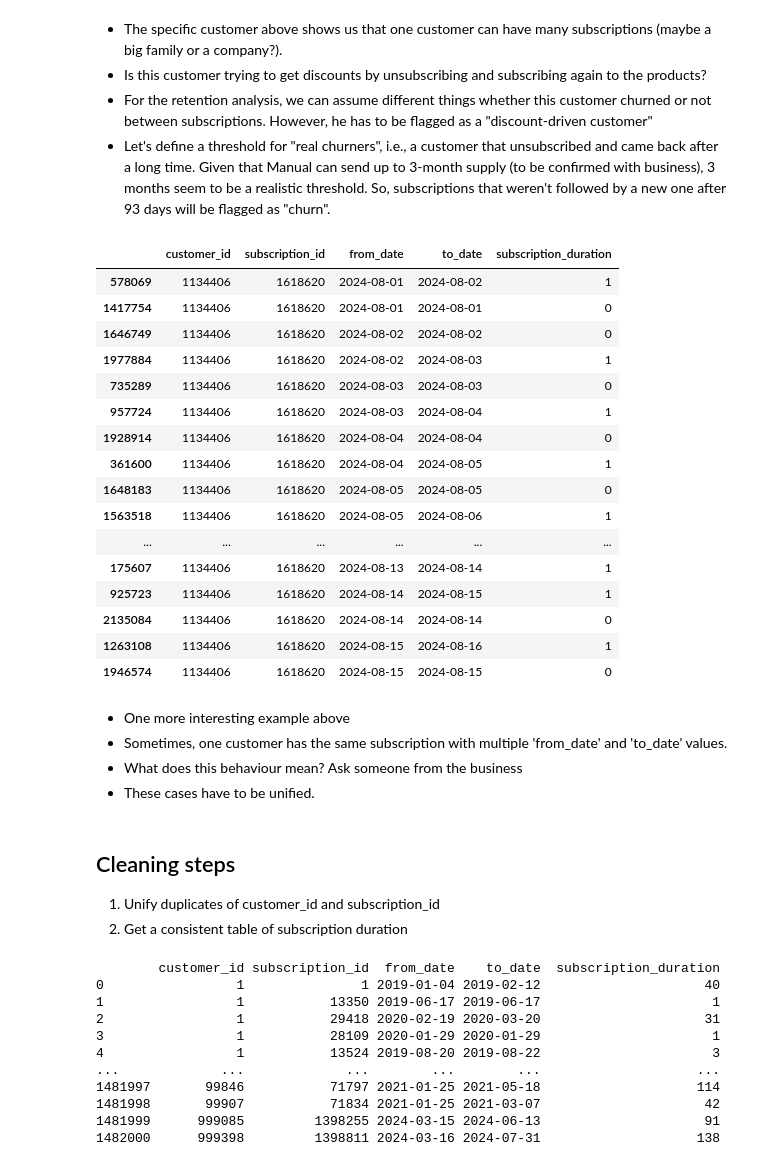
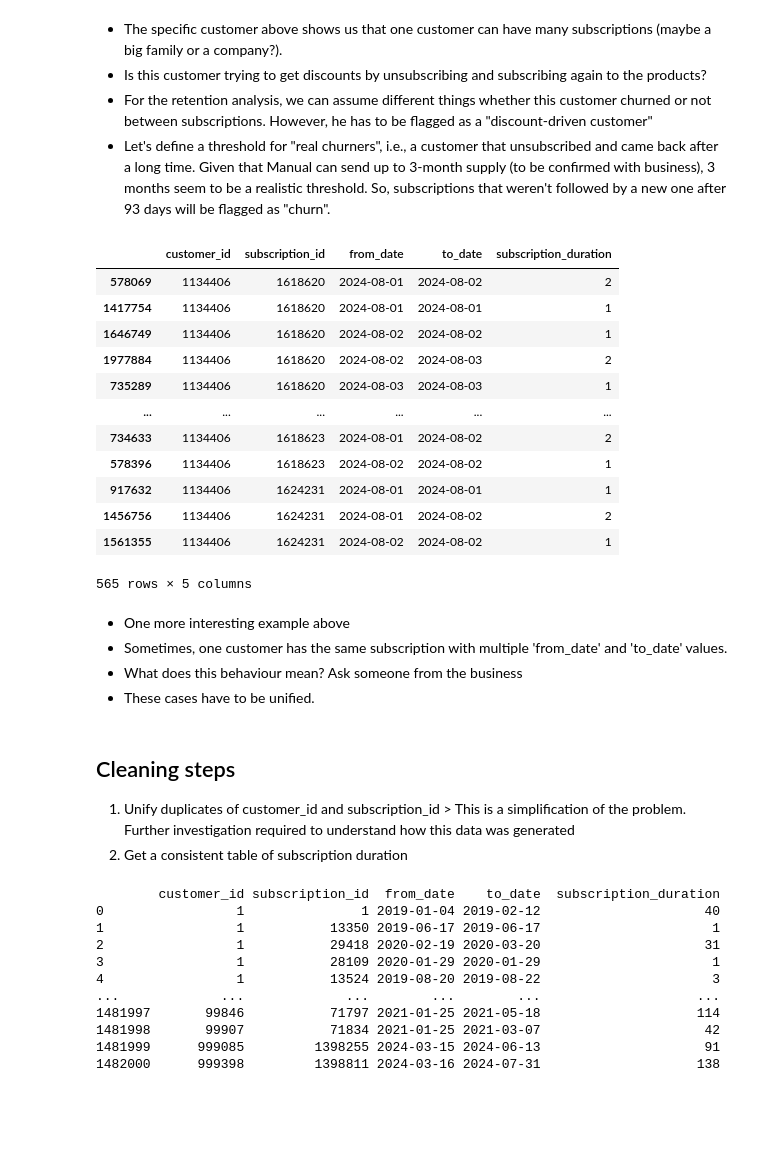
Before and after one commit to agnaldoluiz/manual_retention, a Jupyter notebook: notebooks/eda.ipynb, the cells around one changed output. Cells and saved outputs as stored; diff of their text form; code cells hidden in the pictures; blank space fills up the shorter version.

```diff
--- a/notebooks/eda.ipynb
+++ b/notebooks/eda.ipynb
@@ -284,25 +300,21 @@ plt.show()
 - For the retention analysis, we can assume different things whether this customer churned or not between subscriptions. However, he has to be flagged as a "discount-driven customer"
 - Let's define a threshold for "real churners", i.e., a customer that unsubscribed and came back after a long time. Given that Manual can send up to 3-month supply (to be confirmed with business), 3 months seem to be a realistic threshold. So, subscriptions that weren't followed by a new one after 93 days will be flagged as "churn".
 # %%
-activity_df[(activity_df['customer_id'] == '1134406').sort_values(by=['from_date'])
+activity_df[(activity_df['customer_id'] == '1134406')].sort_values(by=['subscription_id', 'from_date'])
 # %% [output]
 |  | customer_id | subscription_id | from_date | to_date | subscription_duration |
-| 578069 | 1134406 | 1618620 | 2024-08-01 | 2024-08-02 | 1 |
-| 1417754 | 1134406 | 1618620 | 2024-08-01 | 2024-08-01 | 0 |
-| 1646749 | 1134406 | 1618620 | 2024-08-02 | 2024-08-02 | 0 |
-| 1977884 | 1134406 | 1618620 | 2024-08-02 | 2024-08-03 | 1 |
-| 735289 | 1134406 | 1618620 | 2024-08-03 | 2024-08-03 | 0 |
-| 957724 | 1134406 | 1618620 | 2024-08-03 | 2024-08-04 | 1 |
-| 1928914 | 1134406 | 1618620 | 2024-08-04 | 2024-08-04 | 0 |
-| 361600 | 1134406 | 1618620 | 2024-08-04 | 2024-08-05 | 1 |
-| 1648183 | 1134406 | 1618620 | 2024-08-05 | 2024-08-05 | 0 |
-| 1563518 | 1134406 | 1618620 | 2024-08-05 | 2024-08-06 | 1 |
+| 578069 | 1134406 | 1618620 | 2024-08-01 | 2024-08-02 | 2 |
+| 1417754 | 1134406 | 1618620 | 2024-08-01 | 2024-08-01 | 1 |
+| 1646749 | 1134406 | 1618620 | 2024-08-02 | 2024-08-02 | 1 |
+| 1977884 | 1134406 | 1618620 | 2024-08-02 | 2024-08-03 | 2 |
+| 735289 | 1134406 | 1618620 | 2024-08-03 | 2024-08-03 | 1 |
 | ... | ... | ... | ... | ... | ... |
-| 175607 | 1134406 | 1618620 | 2024-08-13 | 2024-08-14 | 1 |
-| 925723 | 1134406 | 1618620 | 2024-08-14 | 2024-08-15 | 1 |
-| 2135084 | 1134406 | 1618620 | 2024-08-14 | 2024-08-14 | 0 |
-| 1263108 | 1134406 | 1618620 | 2024-08-15 | 2024-08-16 | 1 |
-| 1946574 | 1134406 | 1618620 | 2024-08-15 | 2024-08-15 | 0 |
+| 734633 | 1134406 | 1618623 | 2024-08-01 | 2024-08-02 | 2 |
+| 578396 | 1134406 | 1618623 | 2024-08-02 | 2024-08-02 | 1 |
+| 917632 | 1134406 | 1624231 | 2024-08-01 | 2024-08-01 | 1 |
+| 1456756 | 1134406 | 1624231 | 2024-08-01 | 2024-08-02 | 2 |
+| 1561355 | 1134406 | 1624231 | 2024-08-02 | 2024-08-02 | 1 |
+565 rows × 5 columns
 # %% [markdown]
 - One more interesting example above
 - Sometimes, one customer has the same subscription with multiple 'from_date' and 'to_date' values.
@@ -310,7 +322,7 @@ activity_df[(activity_df['customer_id'] == '1134406').sort_values(by=['from_date
 - These cases have to be unified.
 # %% [markdown]
 ## Cleaning steps
-1. Unify duplicates of customer_id and subscription_id
+1. Unify duplicates of customer_id and subscription_id > This is a simplification of the problem. Further investigation required to understand how this data was generated
 2. Get a consistent table of subscription duration
 # %%
 # 1
```
Also changed, not shown: parts of 13 cells of this notebook, 6 other files.
